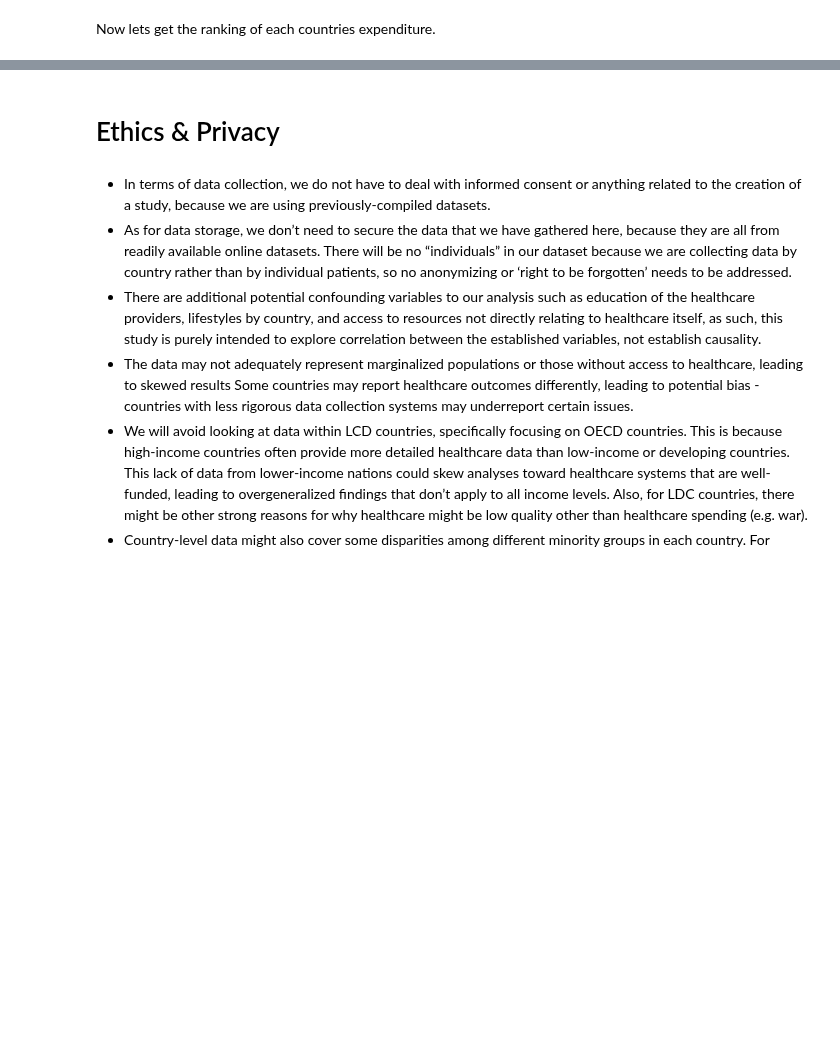
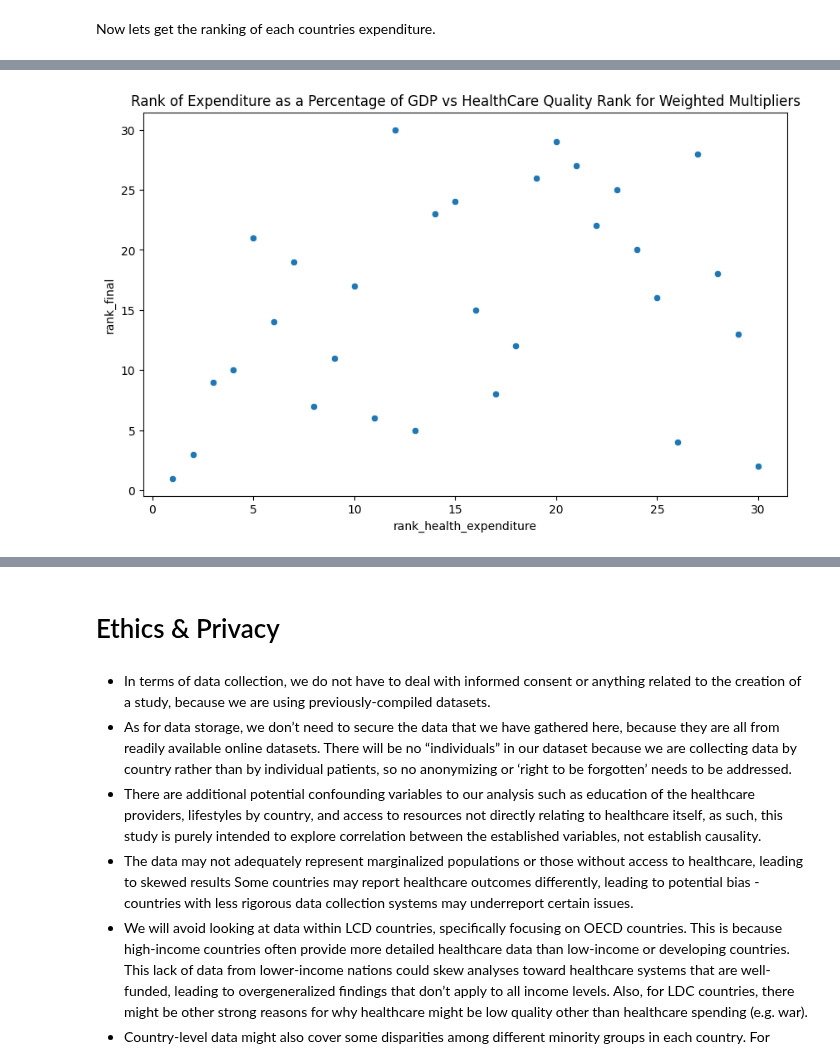
Before and after one commit to AishaWolff/data_science_research_project, a Jupyter notebook: FinalProject_Group063-FA24.ipynb, the cells around one changed output, grey strips where cells are left out. Drawn from its saved outputs; the diff is of its cells as text; code cells hidden in the pictures; blank space fills up the shorter version.

```diff
--- a/FinalProject_Group063-FA24.ipynb
+++ b/FinalProject_Group063-FA24.ipynb
@@ -754,0 +857,5 @@ It also looks like their is no correlation between healthcare quality and health
+# %%
+care_quality_vs_expenditure(results_weighted, gdp_expenditure,
+                            "Expenditure as a Percentage of GDP", "for Weighted Multipliers")
+# %% [output]
+[figure, added]
```
Also changed, not shown: parts of 27 cells of this notebook, 1 other file.
